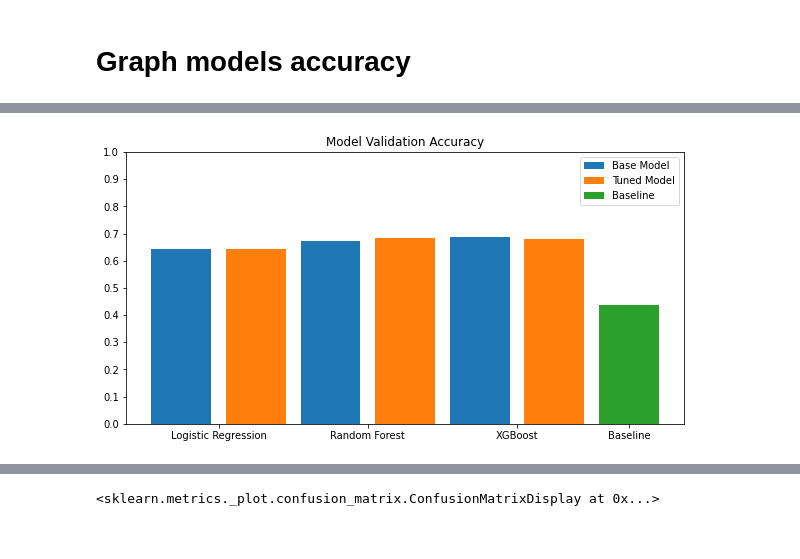
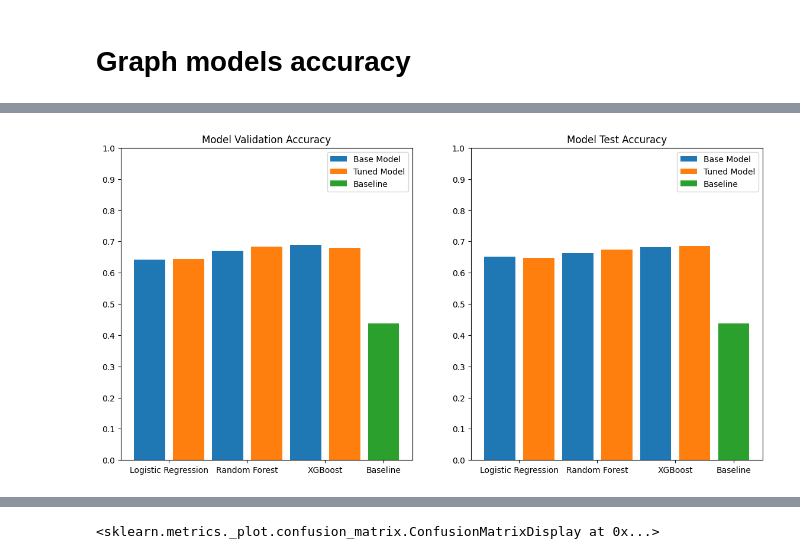
Before and after one commit to allan-gon/Unit-2-Build, a Jupyter notebook: the_model_code/NoteBooks/compare.ipynb, the cells around one changed output, grey strips where cells are left out. Drawn from its saved outputs; the diff is of its cells as text; code cells hidden in the pictures.

```diff
--- a/the_model_code/NoteBooks/compare.ipynb
+++ b/the_model_code/NoteBooks/compare.ipynb
@@ -83,26 +80,41 @@ models.head(6)
 | 5 | tuned_xgb | (OneHotEncoder(cols=['type', 'sou... | 0.748661 | 0.680193 | 0.685200 |
 # %%
 scores = [models.val_accuracy[0],models.val_accuracy[1],models.val_accuracy[2],models.val_accuracy[3],models.val_accuracy[4],models.val_accuracy[5]]
+test_scores = [models.test_accuracy[0],models.test_accuracy[1],models.test_accuracy[2],models.test_accuracy[3],models.test_accuracy[4],models.test_accuracy[5]]
 
-fig,ax = plt.subplots()
+fig,(ax, ax2) = plt.subplots(1,2)
 
-fig.set_size_inches(10,5)
+fig.set_size_inches(14,7)
 
 ax.bar(x=[1,3,5], height=scores[::2],label='Base Model')
 ax.bar(x=[2,4,6], height=scores[1::2],label='Tuned Model')
 ax.bar(x=7,height=y_train.value_counts(normalize=True).max(),label='Baseline')
 
 ax.set_xticks([1.5,3.5,5.5,7])
 ax.set_yticks(np.linspace(0.0,1.0,num=11))
 
 ax.set_xticklabels(['Logistic Regression','Random Forest','XGBoost','Baseline'])
 
 ax.set_title('Model Validation Accuracy')
 
 ax.legend()
+
+ax2.bar(x=[1,3,5], height=test_scores[::2],label='Base Model')
+ax2.bar(x=[2,4,6], height=test_scores[1::2],label='Tuned Model')
+ax2.bar(x=7,height=y_train.value_counts(normalize=True).max(),label='Baseline')
+
+ax2.set_xticks([1.5,3.5,5.5,7])
+ax2.set_yticks(np.linspace(0.0,1.0,num=11))
+
+ax2.set_xticklabels(['Logistic Regression','Random Forest','XGBoost','Baseline'])
+
+ax2.set_title('Model Test Accuracy')
+
+ax2.legend()
+
 plt.show()
 # %% [output]
-[figure, old version]
+[figure, new version]
 # %%
 x = True
 while x:
```
Also changed, not shown: parts of 6 cells of this notebook, 3 other files.
